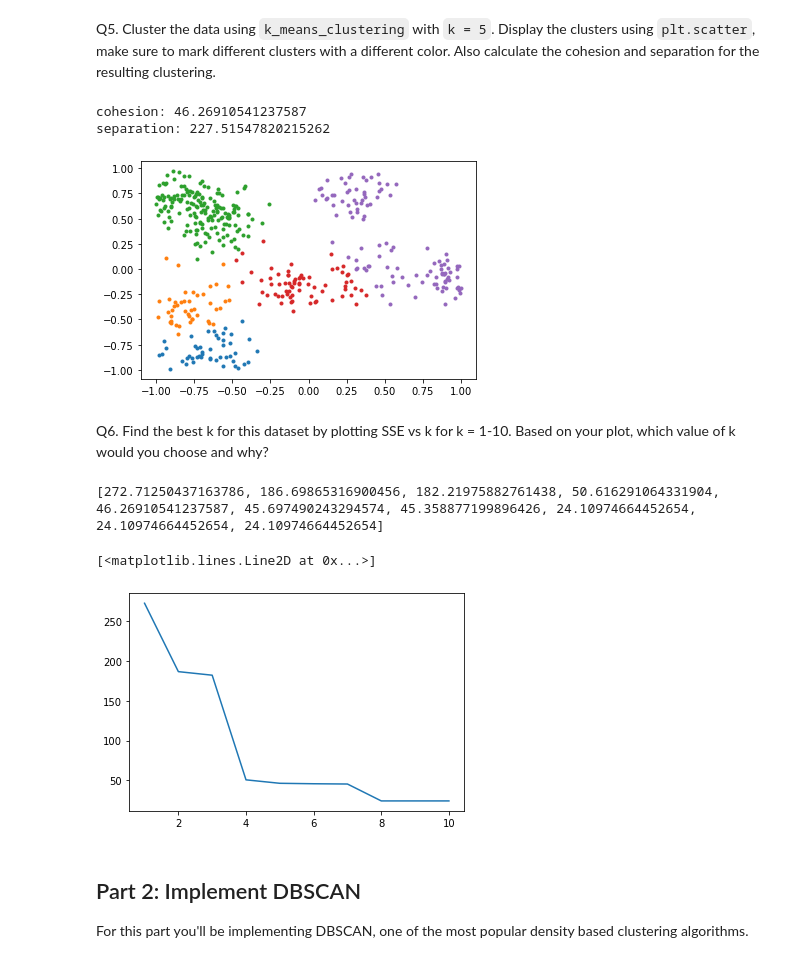
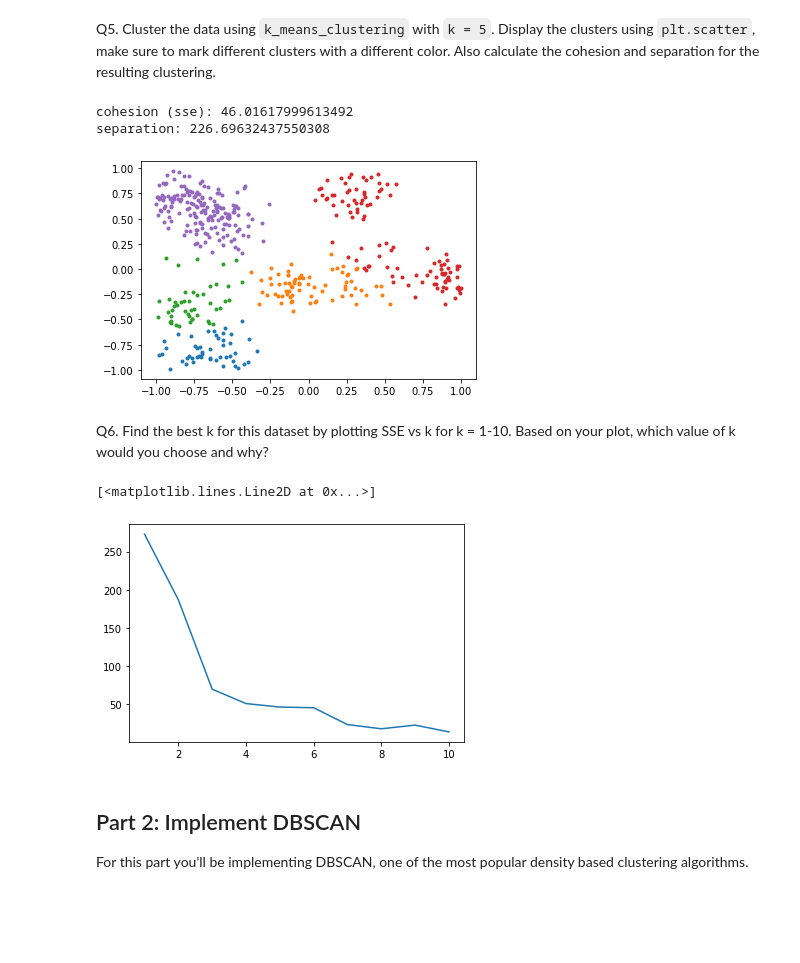
Before and after one commit to Tushar1729-k/clustering, a Jupyter notebook: HW4_Clustering.ipynb, the cells around one changed output. Drawn from its saved outputs; the diff is of its cells as text; code cells hidden in the pictures; blank space fills up the shorter version.

```diff
--- a/HW4_Clustering.ipynb
+++ b/HW4_Clustering.ipynb
@@ -125,5 +144,19 @@ def check_convergence(mu, previous_mu):
     # for centroid in mu:
     #     if centroid not in previous_mu:
     #         return False
-
-    return np.array_equal(mu, previous_mu)
+    # print(type(mu), type(previous_mu))
+    # print(mu, previous_mu)
+    # return np.array_equal(mu, previous_mu)
+    # unmatched = list(previous_mu)
+    # for centroid in mu:
+    #     try:
+    #         unmatched.remove(centroid)
+    #     except ValueError:
+    #         return False
+    # return not unmatched
+    # print('mu =',mu)
+    # print('prev_mu =',previous_mu)
+    for i in range(0, len(mu)):
+        if mu[i][0] != previous_mu[i][0] or mu[i][1] != previous_mu[i][1]:
+            return False
+    return True
@@ -152,67 +215,73 @@ def k_means_clustering(data, k):
 Q5. Cluster the data using `k_means_clustering` with `k = 5`. Display the clusters using `plt.scatter`, make sure to mark different clusters with a different color. Also calculate the cohesion and separation for the resulting clustering.
 # %%
 # your code goes here
-cen_clus = k_means_clustering(data, 5)
+mu, clusters = k_means_clustering(data, 5)
 # print(cen_clus[1])
 # cen_clus[1].transpose()
 kq5 = 5
 # put row 0 in one data frame, row 1 in another, row 2 in another ...
-for i in range(0, len(cen_clus[1])):
-  plt.scatter(cen_clus[1][i][:,0], cen_clus[1][i][:,1], marker='.')
+for i in range(0, len(clusters)):
+  plt.scatter(clusters[i][:,0], clusters[i][:,1], marker='.')
 # print out cohesion and separation
 # wss = sse = ∑_i=1^k ∑_x∈C_i dist(c_i, x)^2
 # bss = ssb = ∑_i=1^k |C_i| dist(c_i, c)^2
 # where k = number of clusters, |C_i| = size of ith cluster, c_i = centroid of cluster C_i
 # c = overall centroid of all the data, x = data point
 # def calculate_dist(x1, x2, y1, y2):
 # 	return m.sqrt((x1 - x2)^2 + (y1 - y2)^2)
 
-def calculate_sse(cen_clus):
+# print(mu)
+
+def calculate_sse(mu, clusters):
 	sse = 0
-	for clusterIndex in range(0, len(cen_clus[1])):
+	for clusterIndex in range(0, len(clusters)):
 		# print('clusterIndex=',clusterIndex,'len(cen_clus[i])=',len(cen_clus[1]))
 		# le = len(cen_clus[1][clusterIndex])
 		# for dpIndex in range(0,le):
-		for data_pt in cen_clus[1][clusterIndex]:
-			dis = dist(cen_clus[0][clusterIndex], data_pt)
-			sse += dis**2
+		for data_pt in clusters[clusterIndex]:
+			dis = dist(mu[clusterIndex], data_pt)
+			sse += (dis**2)
 
 	return sse
 
-sse = calculate_sse(cen_clus)
+sse = calculate_sse(mu, clusters)
 bss = 0
 overall_c = [sum(data[:,0])/(len(data[:,0])), sum(data[:,1])/(len(data[:,1]))]
 # print(overall_c)
 
-for clusterIndex in range(0, len(cen_clus[0])):
-	size = len(cen_clus[1][clusterIndex])
-	dis = dist(cen_clus[0][clusterIndex], overall_c)
-	bss += (size * dis**2)
-print("cohesion: " + str(sse))
+for clusterIndex in range(0, len(mu)):
+	size = len(clusters[clusterIndex])
+	# print('|C_',i,'| = ', size,sep='')
+	dst = dist(mu[clusterIndex], overall_c)
+	# print('dist(c_i, c)^2 = ', dst, sep='')
+	bss += (size * dst**2)
+
+print("cohesion (sse): " + str(sse))
 print("separation: " + str(bss))
 # %% [output]
-cohesion: 46.26910541237587
-separation: 227.51547820215262
+cohesion (sse): 46.01617999613492
+separation: 226.69632437550308
-[figure, old version]
+[figure, new version]
 # %% [markdown]
 Q6. Find the best k for this dataset by plotting SSE vs k for k = 1-10. Based on your plot, which value of k would you choose and why?
 # %%
 # your code goes here
+# mu, clusters = k_means_clustering(data, 9)
 k = 10
 klst = list(range(1,k+1))
 # print(klst)
 sselst = []
 for i in klst:
   # print('i=',i)
-  cen_clus = k_means_clustering(data, i)
-  sse = calculate_sse(cen_clus)
+  mu, clusters = k_means_clustering(data, i)
+  sse = calculate_sse(mu, clusters)
   sselst.append(sse)
-print(sselst)
+  # print(sse)
+# print(sselst)
 plt.plot(klst, sselst)
 # %% [output]
-[272.71250437163786, 186.69865316900456, 182.21975882761438, 50.616291064331904, 46.26910541237587, 45.697490243294574, 45.358877199896426, 24.10974664452654, 24.10974664452654, 24.10974664452654]
+[<matplotlib.lines.Line2D at 0x...>]
-[<matplotlib.lines.Line2D at 0x...>]
-[figure, old version]
+[figure, new version]
 # %% [markdown]
 ## Part 2: Implement DBSCAN
 
```
Also changed, not shown: parts of 7 cells of this notebook.
